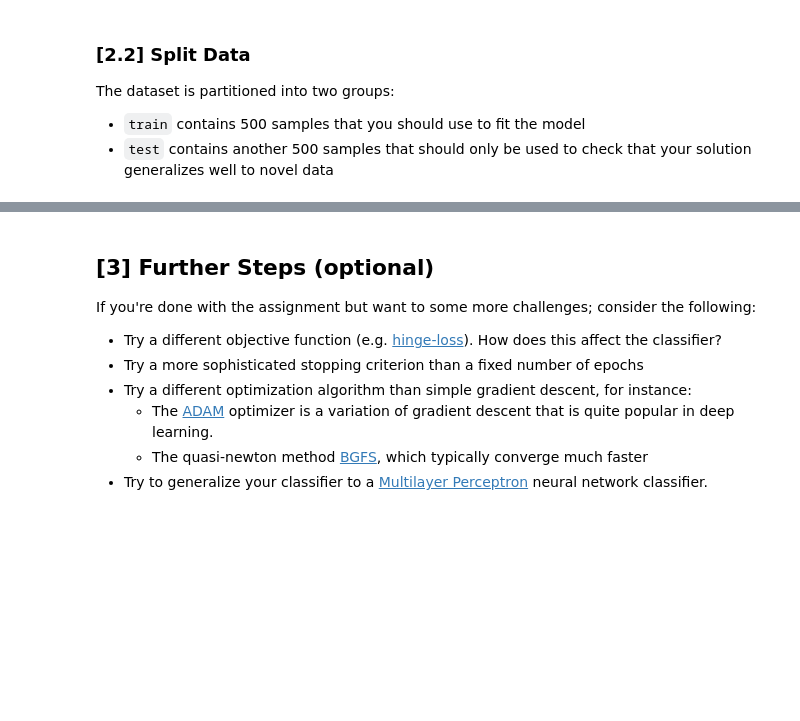
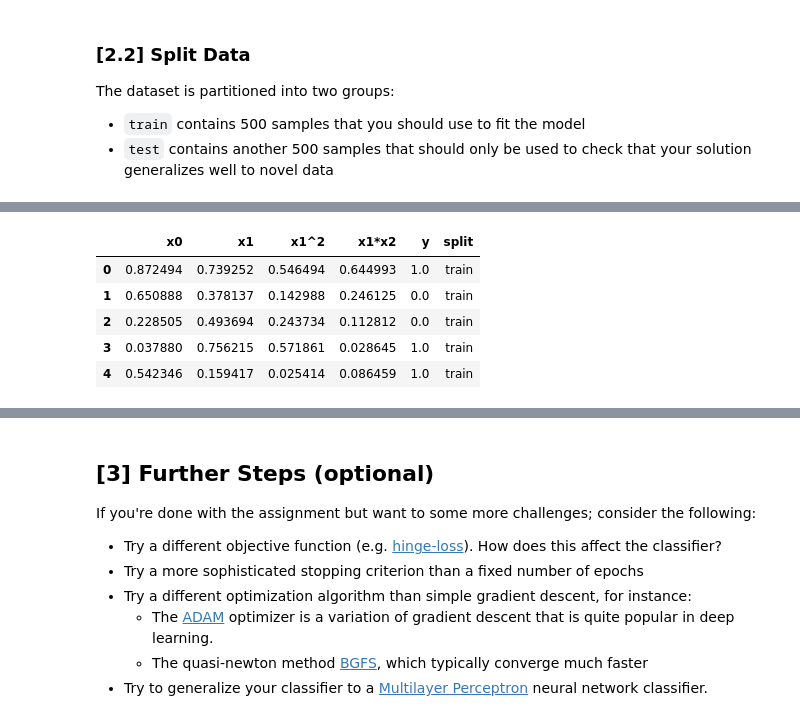
Before and after one commit to wiedersehne/TDT-4173-2023-task-1, a Jupyter notebook: logistic_regression/experiment.ipynb, the cells around one changed output, grey strips where cells are left out. Cells and saved outputs as stored; diff of their text form; code cells hidden in the pictures; blank space fills up the shorter version.

```diff
--- a/logistic_regression/experiment.ipynb
+++ b/logistic_regression/experiment.ipynb
@@ -146,0 +173,5 @@ X_test, y_test = data_2_test[['x0', 'x1']], data_2_test['y']
+# %%
+#Adding a x_1^2 feature
+x1_squared_vals =  data_2["x1"] * data_2["x1"]
+data_2.insert(2, "x1^2", x1_squared_vals)
+data_2.head()
@@ -146,0 +188,5 @@ X_test, y_test = data_2_test[['x0', 'x1']], data_2_test['y']
+# %%
+data_2 = data_2.drop(columns=["x1^2"])
+x1_mult_x2_vals =  data_2["x0"] * data_2["x1"]
+data_2.insert(2, "x1*x2", x1_mult_x2_vals)
+data_2.head()
@@ -146,0 +208,10 @@ X_test, y_test = data_2_test[['x0', 'x1']], data_2_test['y']
+# %%
+data_2.insert(2, "x1^2", x1_squared_vals)
+data_2.head()
+# %% [output]
+|  | x0 | x1 | x1^2 | x1*x2 | y | split |
+| 0 | 0.872494 | 0.739252 | 0.546494 | 0.644993 | 1.0 | train |
+| 1 | 0.650888 | 0.378137 | 0.142988 | 0.246125 | 0.0 | train |
+| 2 | 0.228505 | 0.493694 | 0.243734 | 0.112812 | 0.0 | train |
+| 3 | 0.037880 | 0.756215 | 0.571861 | 0.028645 | 1.0 | train |
+| 4 | 0.542346 | 0.159417 | 0.025414 | 0.086459 | 1.0 | train |
```
Also changed, not shown: parts of 15 cells of this notebook.
